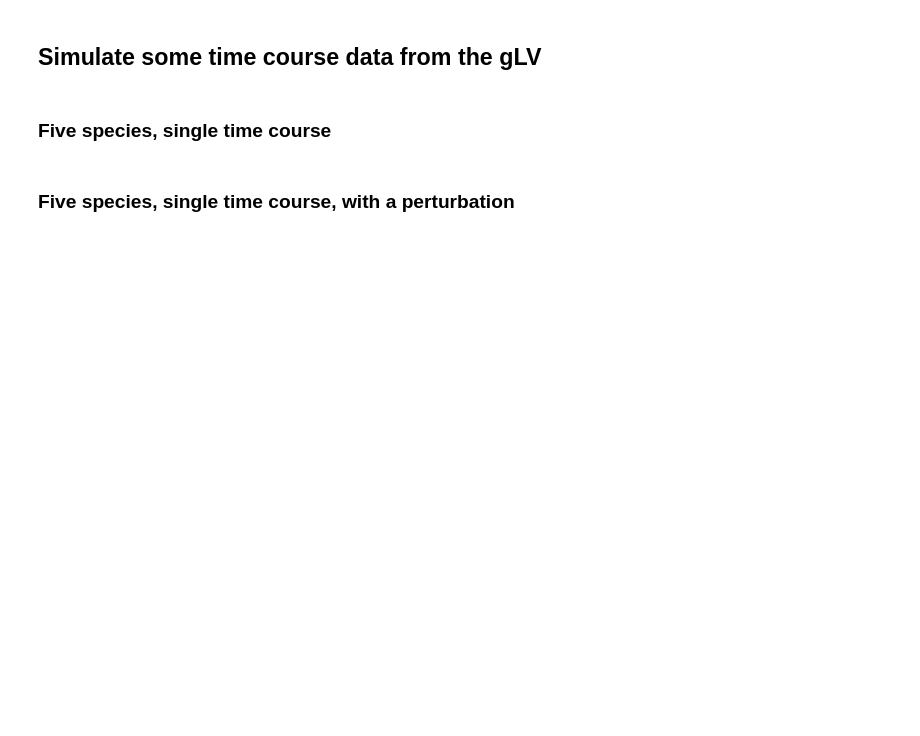
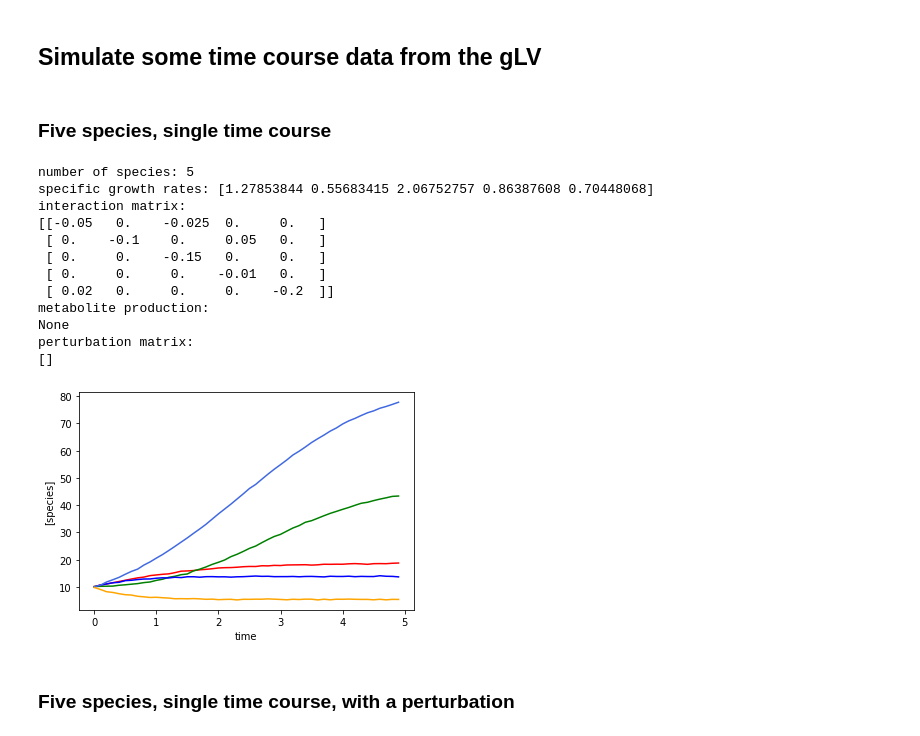
Before and after one commit to ucl-cssb/MIMIC, a Jupyter notebook: docs/source/notebooks/examples-sim-gLV/examples-sim-gLV.ipynb, the cells around one changed output. Saved outputs shown, nothing was run; the diff lists cells and outputs as text; code cells hidden in the pictures; blank space fills up the shorter version.

```diff
--- a/docs/source/notebooks/examples-sim-gLV/examples-sim-gLV.ipynb
+++ b/docs/source/notebooks/examples-sim-gLV/examples-sim-gLV.ipynb
@@ -32,43 +61,58 @@ from utilities import set_all_seeds
 
 set_all_seeds(1234)
 
-## SETUP MODEL
+# SETUP MODEL
 # establish size of model
 num_species = 5
 num_metabolites = 0
 
 # construct interaction matrix
-#TODO do this programmatically
+# TODO do this programmatically
 M = np.zeros((num_species, num_species))
 np.fill_diagonal(M, [-0.05, -0.1, -0.15, -0.01, -0.2])
 M[0, 2] = -0.025
 M[1, 3] = 0.05
 M[4, 0] = 0.02
 
 # construct growth rates matrix
 mu = np.random.lognormal(0.01, 0.5, num_species)
 
 # instantiate simulator
 simulator = gMLV_sim(num_species=num_species,
                      num_metabolites=num_metabolites,
                      M=M,
                      mu=mu)
 simulator.print()
 
-## PRODUCE SIMULATED RESULTS
+# PRODUCE SIMULATED RESULTS
 # initial conditions
 init_species = 10 * np.ones(num_species)
 init_metabolites = 10 * np.ones(num_metabolites)
 
 times = np.arange(0, 5, 0.1)
-yobs, sobs, sy0, mu, M, _ = simulator.simulate(times=times, sy0=np.hstack((init_species, init_metabolites)))
+yobs, sobs, sy0, mu, M, _ = simulator.simulate(
+    times=times, sy0=np.hstack((init_species, init_metabolites)))
 
 # add some gaussian noise
 yobs = yobs + np.random.normal(loc=0, scale=0.1, size=yobs.shape)
 sobs = sobs + np.random.normal(loc=0, scale=0.1, size=sobs.shape)
 
 # plot simulation
 plot_gLV(yobs, sobs, times)
+# %% [output]
+number of species: 5
+specific growth rates: [1.27853844 0.55683415 2.06752757 0.86387608 0.70448068]
+interaction matrix:
+[[-0.05   0.    -0.025  0.     0.   ]
+ [ 0.    -0.1    0.     0.05   0.   ]
+ [ 0.     0.    -0.15   0.     0.   ]
+ [ 0.     0.     0.    -0.01   0.   ]
+ [ 0.02   0.     0.     0.    -0.2  ]]
+metabolite production:
+None
+perturbation matrix:
+[]
+[figure, added]
 # %% [markdown]
 ### Five species, single time course, with a perturbation
 # %%
```
Also changed, not shown: parts of 2 cells of this notebook, 14 other files.
